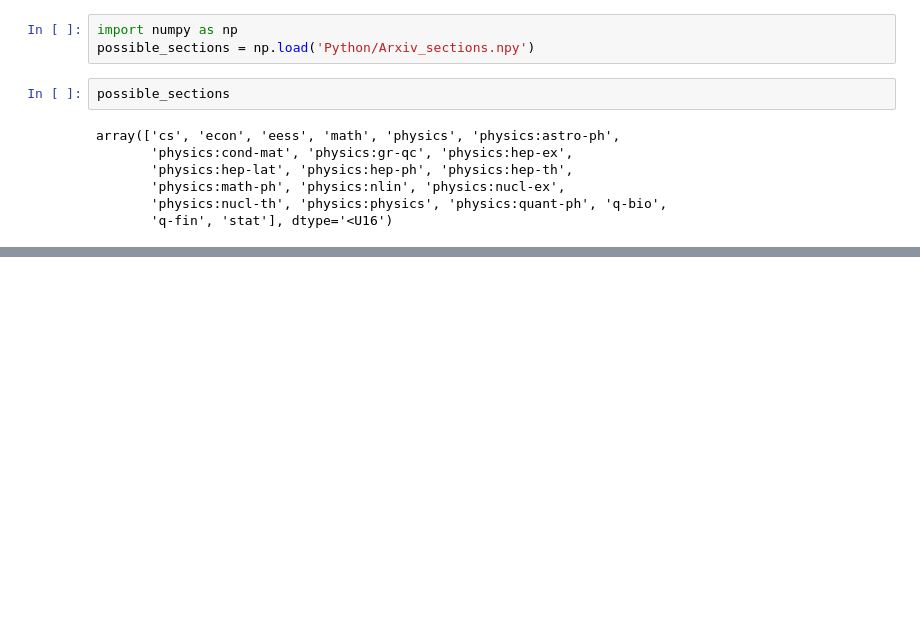
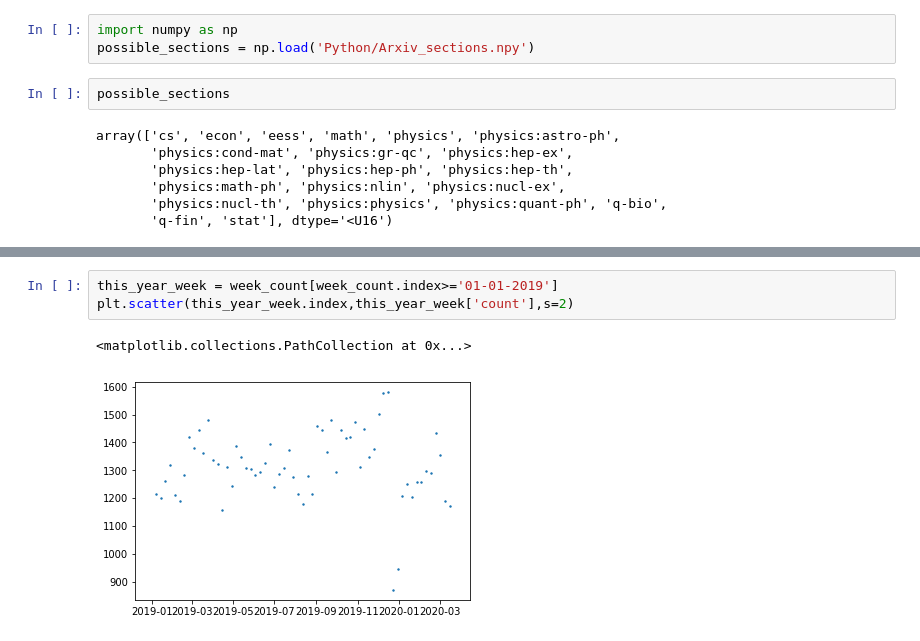
Before and after one commit to charlesxjyang/Alexandria, a Jupyter notebook: Untitled.ipynb, the cells around one changed output, grey strips where cells are left out. Cells and saved outputs as stored; diff of their text form; blank space fills up the shorter version.

```diff
--- a/Untitled.ipynb
+++ b/Untitled.ipynb
@@ -52,0 +141,6 @@ array(['cs', 'econ', 'eess', 'math', 'physics', 'physics:astro-ph',
+# %%
+this_year_week = week_count[week_count.index>='01-01-2019']
+plt.scatter(this_year_week.index,this_year_week['count'],s=2)
+# %% [output]
+<matplotlib.collections.PathCollection at 0x...>
+[figure, added]
```
Also changed, not shown: parts of 18 cells of this notebook, 6 other files.
